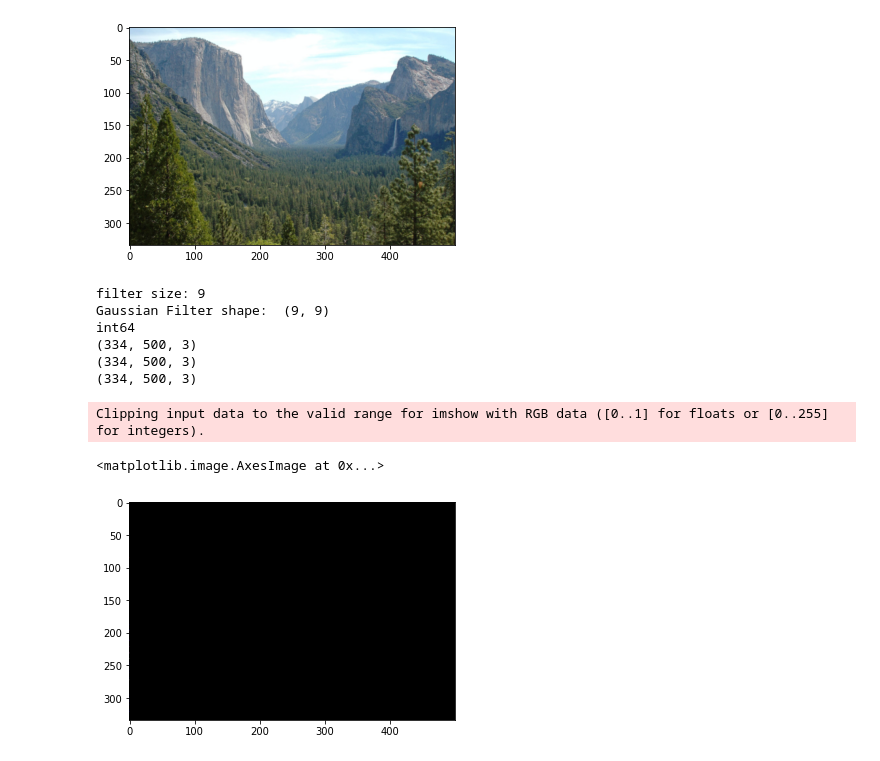
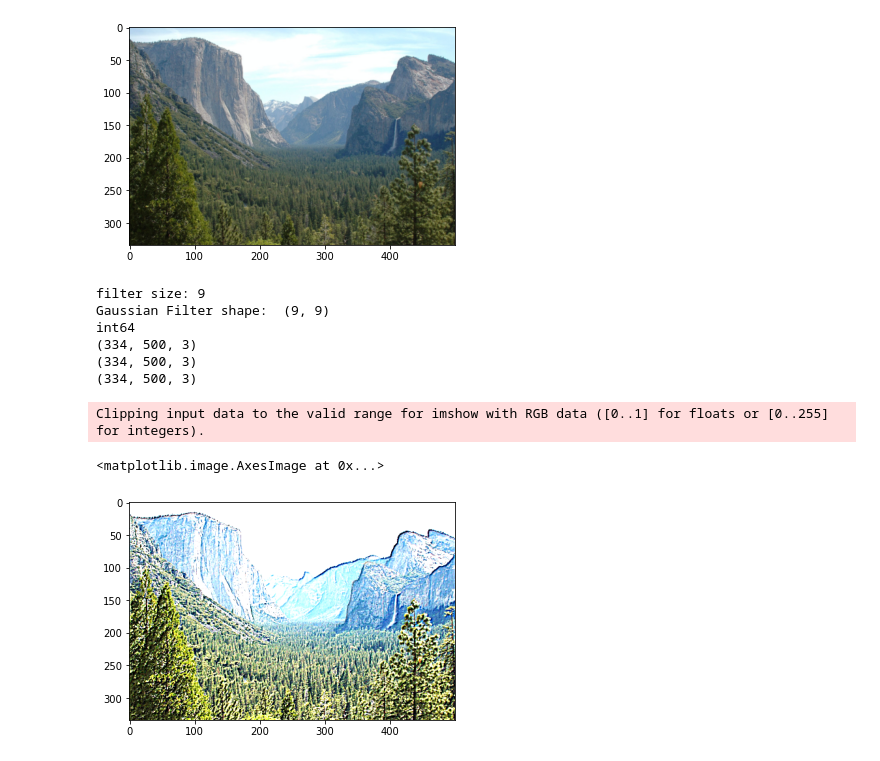
Before and after one commit to XiaoBaoBao719/Computer_Vision_Projects, a Jupyter notebook: Assignment_1/Assignment_1.ipynb, the cells around one changed output. Cells and saved outputs as stored; diff of their text form; code cells hidden in the pictures.

```diff
--- a/Assignment_1/Assignment_1.ipynb
+++ b/Assignment_1/Assignment_1.ipynb
@@ -190,20 +189,14 @@ def convolve(image, kernel):
         for y in range(image.shape[0]):
             # element-wise multiplication of the kernel and the image
             sum = (kernel * image_padded[y: y+kernel_height, x: x+kernel_width]).sum()
-            if sum < 0:
-                sum = 0
-            elif sum > 255:
-                sum = 255
+            # print(sum)
+            # if sum < 0:
+            #     sum = 0
+            # elif sum > 255:
+            #     sum = 255
             output[y, x] = sum
             # test = image_padded[y: y+max_dim, x: x+max_dim].shape
 
     # print("test ", test)
     # print(output.dtype)
     return output
-
-# kernel to be used to get sharpened image
-KERNEL = np.array([[0, -1, 0], [-1, 5, -1], [0, -1, 0]])
-image_sharpen = convolve(input_image, kernel=KERNEL)
-cv2.imwrite('sharpened_image.jpg', image_sharpen)
-plt.imshow(cv2.cvtColor(image_sharpen, cv2.COLOR_GRAY2RGB))
-print("Corner values: ", image_sharpen[:10, :10])
@@ -601,38 +584,39 @@ Num pixels:  501000
 # %%
 def SharpenImage(image, sigma, alpha):
 
-    image = np.array(image, dtype=np.int64)
+    image = np.array(image, dtype=np.float64)
     output = np.zeros_like(image, dtype=np.float64)
     gaussian_filtered = GaussianBlurImage(image, sigma)
     print(gaussian_filtered.dtype)
     print(gaussian_filtered.shape)
     print(output.shape)
     print(image.shape)
 
     for c in range(image.shape[2]):
         for j in range(image.shape[0]):
             for i in range(image.shape[1]):
                 # print(image[j, i, c])
                 # print(alpha * gaussian_filtered[j, i, c])
-                val = image[j, i, c] - (alpha * gaussian_filtered[j, i, c])
-                if val < 0:
-                    val = 0
-                    # print("smol")
-                elif val > 255:
-                    val = 255
+                # val = image[j, i, c] + (image[j, i, c] - alpha * gaussian_filtered[j, i, c])
+                val = (image[j, i, c] - alpha * (gaussian_filtered[j, i, c] - image[j, i, c]))
+                # if val < 0:
+                #     val = 0
+                #     # print("smol")
+                # elif val > 255:
+                #     val = 255
                     # print("big")
-                output[j, i, c] = val
-
+                output[j, i, c] = image[j, i, c] + val
+    output = np.array(output, dtype=np.int32)
     return output
 
 plt.imshow(SharpenImage(yosemiteImg, 1.0, 5.0))
 # %% [output]
 filter size: 9
 Gaussian Filter shape:  (9, 9)
 int64
 (334, 500, 3)
 (334, 500, 3)
 (334, 500, 3)
 Clipping input data to the valid range for imshow with RGB data ([0..1] for floats or [0..255] for integers).
 <matplotlib.image.AxesImage at 0x...>
-[figure, old version]
+[figure, new version]
```
Also changed, not shown: parts of 11 cells of this notebook, 6 other files.
